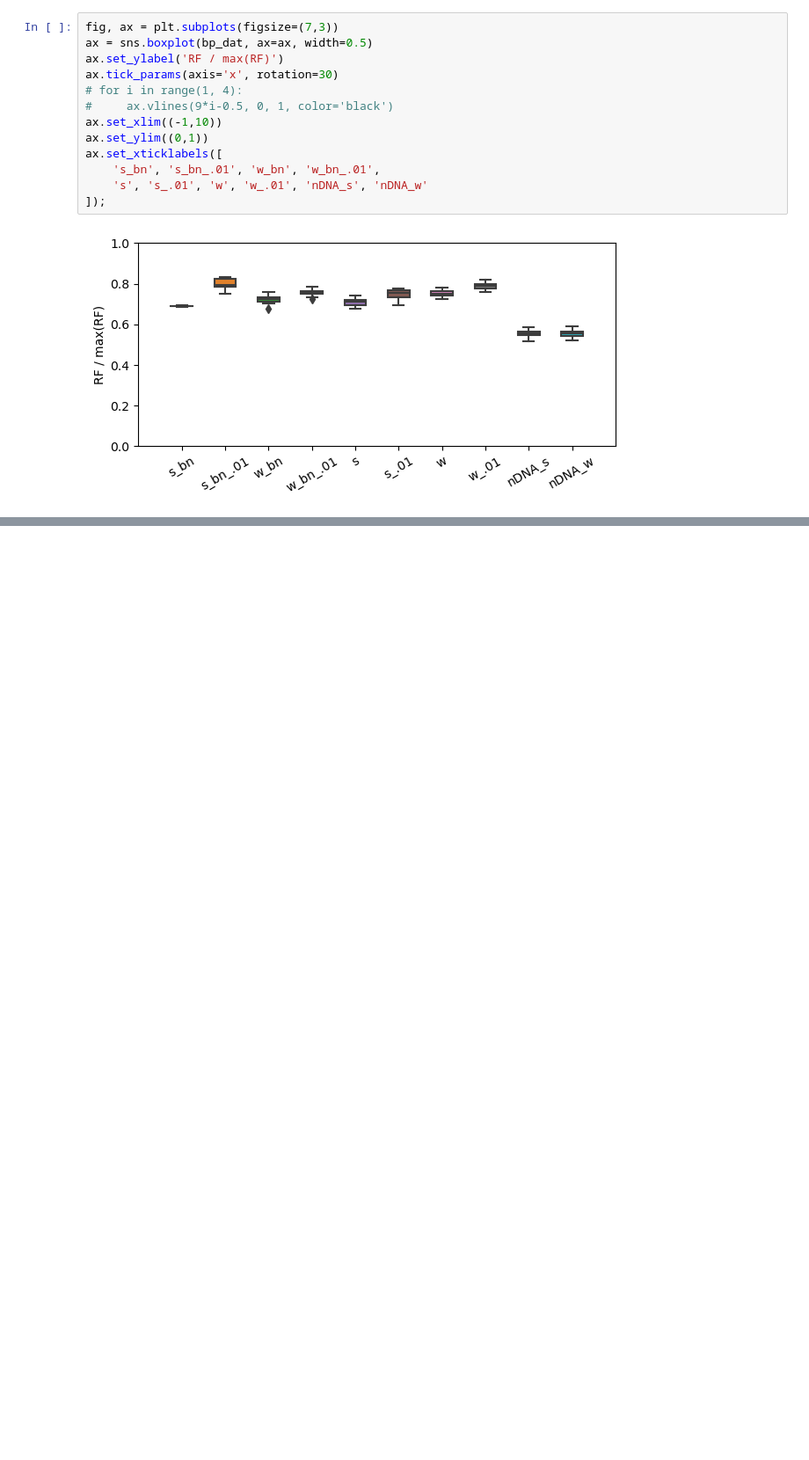
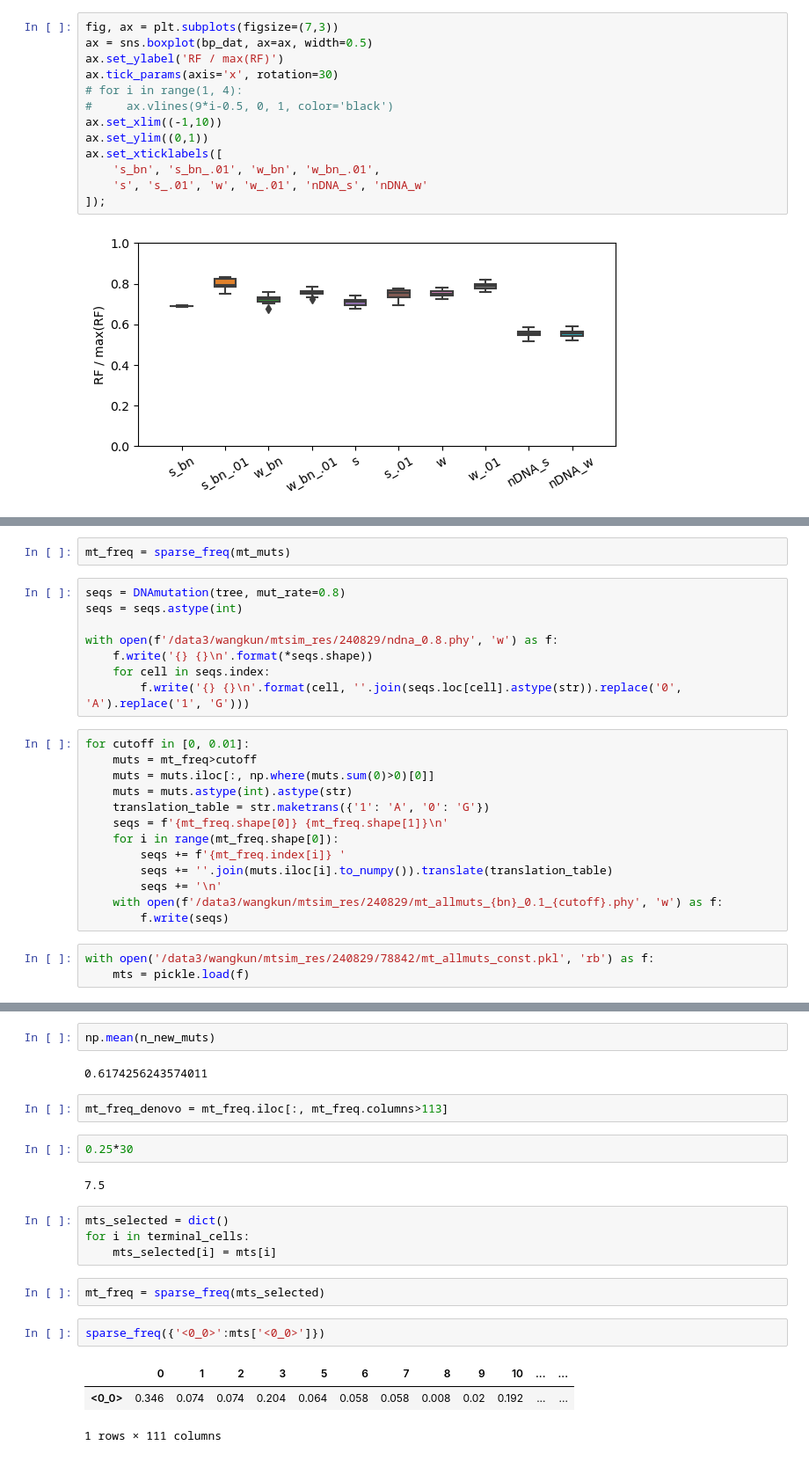
Before and after one commit to kunwang34/mtDNA_simulation, a Jupyter notebook: scripts/tree_comp.ipynb, the cells around one changed output, grey strips where cells are left out. Shown at 88% size. Drawn from its saved outputs; the diff is of its cells as text; blank space fills up the shorter version.

```diff
--- a/scripts/tree_comp.ipynb
+++ b/scripts/tree_comp.ipynb
@@ -162,0 +469,26 @@ for path in paths:
+# %%
+mt_freq = sparse_freq(mt_muts)
+# %%
+seqs = DNAmutation(tree, mut_rate=0.8)
+seqs = seqs.astype(int)
+
+with open(f'/data3/wangkun/mtsim_res/240829/ndna_0.8.phy', 'w') as f:
+    f.write('{} {}\n'.format(*seqs.shape))
+    for cell in seqs.index:
+        f.write('{} {}\n'.format(cell, ''.join(seqs.loc[cell].astype(str)).replace('0', 'A').replace('1', 'G')))
+# %%
+for cutoff in [0, 0.01]:
+    muts = mt_freq>cutoff
+    muts = muts.iloc[:, np.where(muts.sum(0)>0)[0]]
+    muts = muts.astype(int).astype(str)
+    translation_table = str.maketrans({'1': 'A', '0': 'G'})
+    seqs = f'{mt_freq.shape[0]} {mt_freq.shape[1]}\n'
+    for i in range(mt_freq.shape[0]):
+        seqs += f'{mt_freq.index[i]} '
+        seqs += ''.join(muts.iloc[i].to_numpy()).translate(translation_table)
+        seqs += '\n'
+    with open(f'/data3/wangkun/mtsim_res/240829/mt_allmuts_{bn}_0.1_{cutoff}.phy', 'w') as f:
+        f.write(seqs)
+# %%
+with open('/data3/wangkun/mtsim_res/240829/78842/mt_allmuts_const.pkl', 'rb') as f:
+    mts = pickle.load(f)
@@ -162,0 +566,22 @@ for path in paths:
+# %%
+np.mean(n_new_muts)
+# %% [output]
+0.6174256243574011
+# %%
+mt_freq_denovo = mt_freq.iloc[:, mt_freq.columns>113]
+# %%
+0.25*30
+# %% [output]
+7.5
+# %%
+mts_selected = dict()
+for i in terminal_cells:
+    mts_selected[i] = mts[i]
+# %%
+mt_freq = sparse_freq(mts_selected)
+# %%
+sparse_freq({'<0_0>':mts['<0_0>']})
+# %% [output]
+|  | 0 | 1 | 2 | 3 | 5 | 6 | 7 | 8 | 9 | 10 | ... | ... |
+| <0_0> | 0.346 | 0.074 | 0.074 | 0.204 | 0.064 | 0.058 | 0.058 | 0.008 | 0.02 | 0.192 | ... | ... |
+1 rows × 111 columns
```
Also changed, not shown: parts of 46 cells of this notebook, 32 other files.
